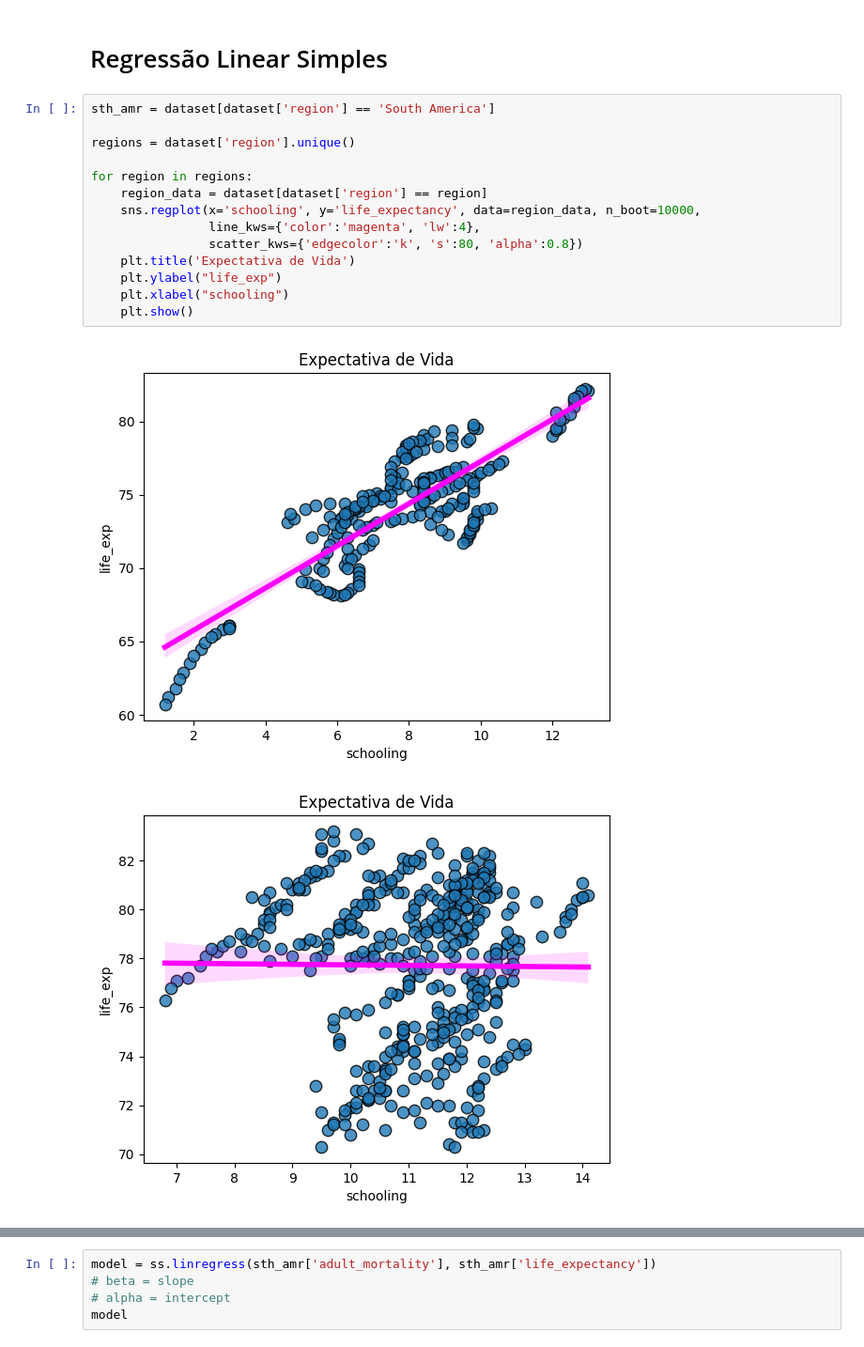
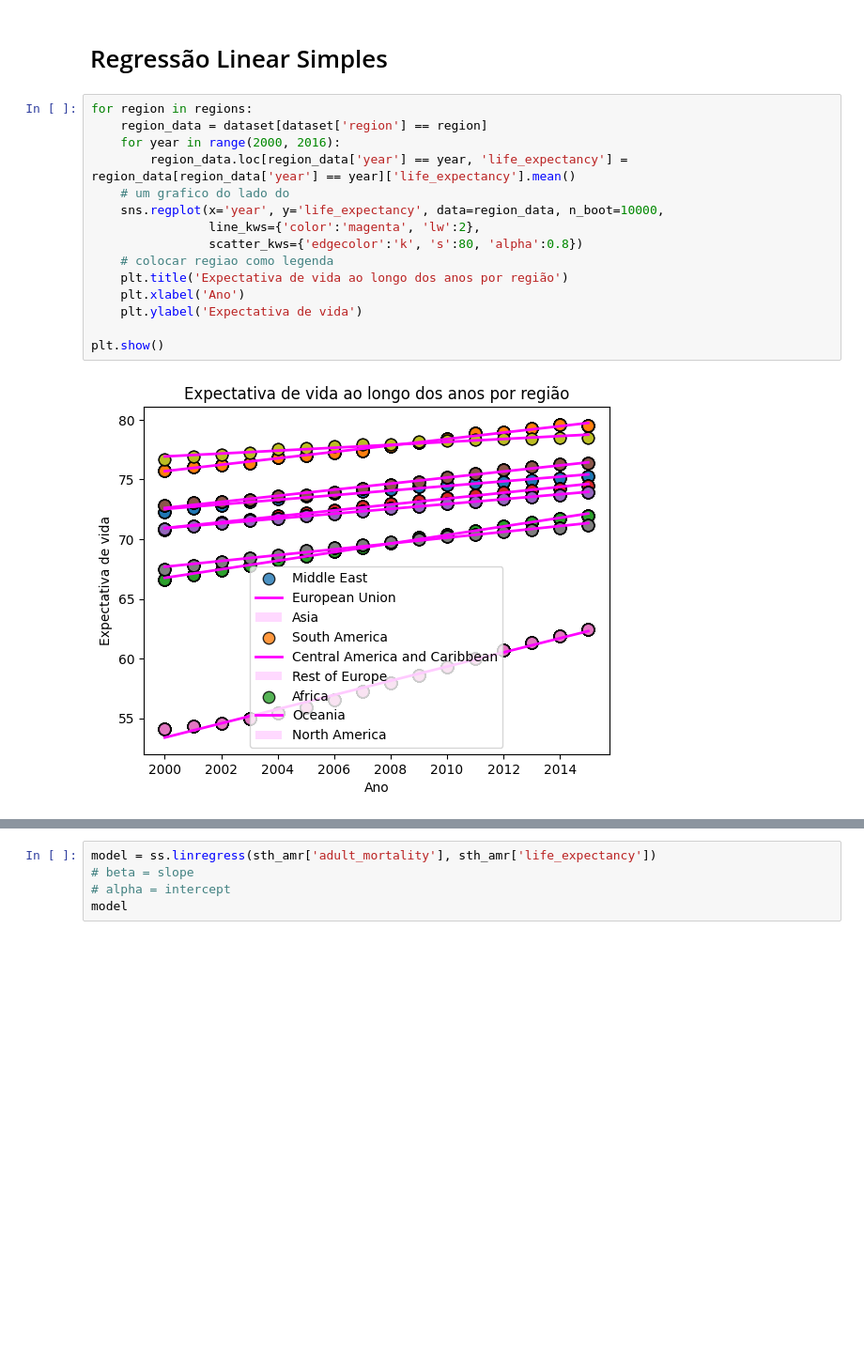
Before and after one commit to carolinabrandao/ICDProjetoFinal, a Jupyter notebook: EDA.ipynb, the cells around one changed output, grey strips where cells are left out. Shown at 94% size. Saved outputs shown, nothing was run; the diff lists cells and outputs as text; blank space fills up the shorter version.

```diff
--- a/EDA.ipynb
+++ b/EDA.ipynb
@@ -568,19 +568,19 @@ plt.plot(iraq)
 # %% [markdown]
 # Regressão Linear Simples
 # %%
-sth_amr = dataset[dataset['region'] == 'South America']
-
-regions = dataset['region'].unique()
-
 for region in regions:
     region_data = dataset[dataset['region'] == region]
-    sns.regplot(x='schooling', y='life_expectancy', data=region_data, n_boot=10000,
-                line_kws={'color':'magenta', 'lw':4},
+    for year in range(2000, 2016):
+        region_data.loc[region_data['year'] == year, 'life_expectancy'] = region_data[region_data['year'] == year]['life_expectancy'].mean()
+    # um grafico do lado do
+    sns.regplot(x='year', y='life_expectancy', data=region_data, n_boot=10000,
+                line_kws={'color':'magenta', 'lw':2},
                 scatter_kws={'edgecolor':'k', 's':80, 'alpha':0.8})
-    plt.title('Expectativa de Vida')
-    plt.ylabel("life_exp")
-    plt.xlabel("schooling")
-    plt.show()
+    # colocar regiao como legenda
+    plt.title('Expectativa de vida ao longo dos anos por região')
+    plt.xlabel('Ano')
+    plt.ylabel('Expectativa de vida')
+
+plt.show()
 # %% [output]
-[figure, old version]
+[figure, new version]
-[figure, removed]
```
Also changed, not shown: parts of 6 cells of this notebook.
